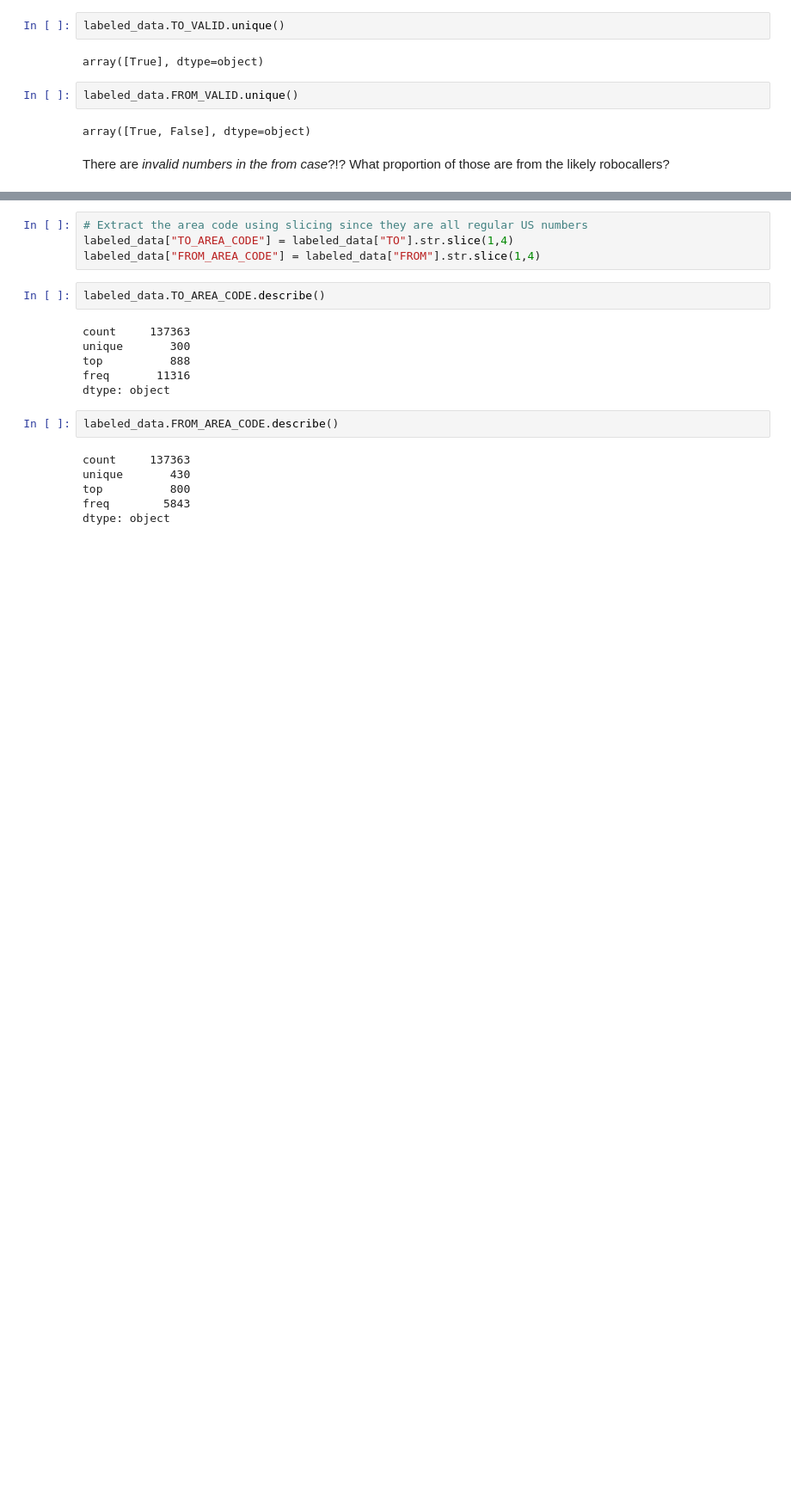
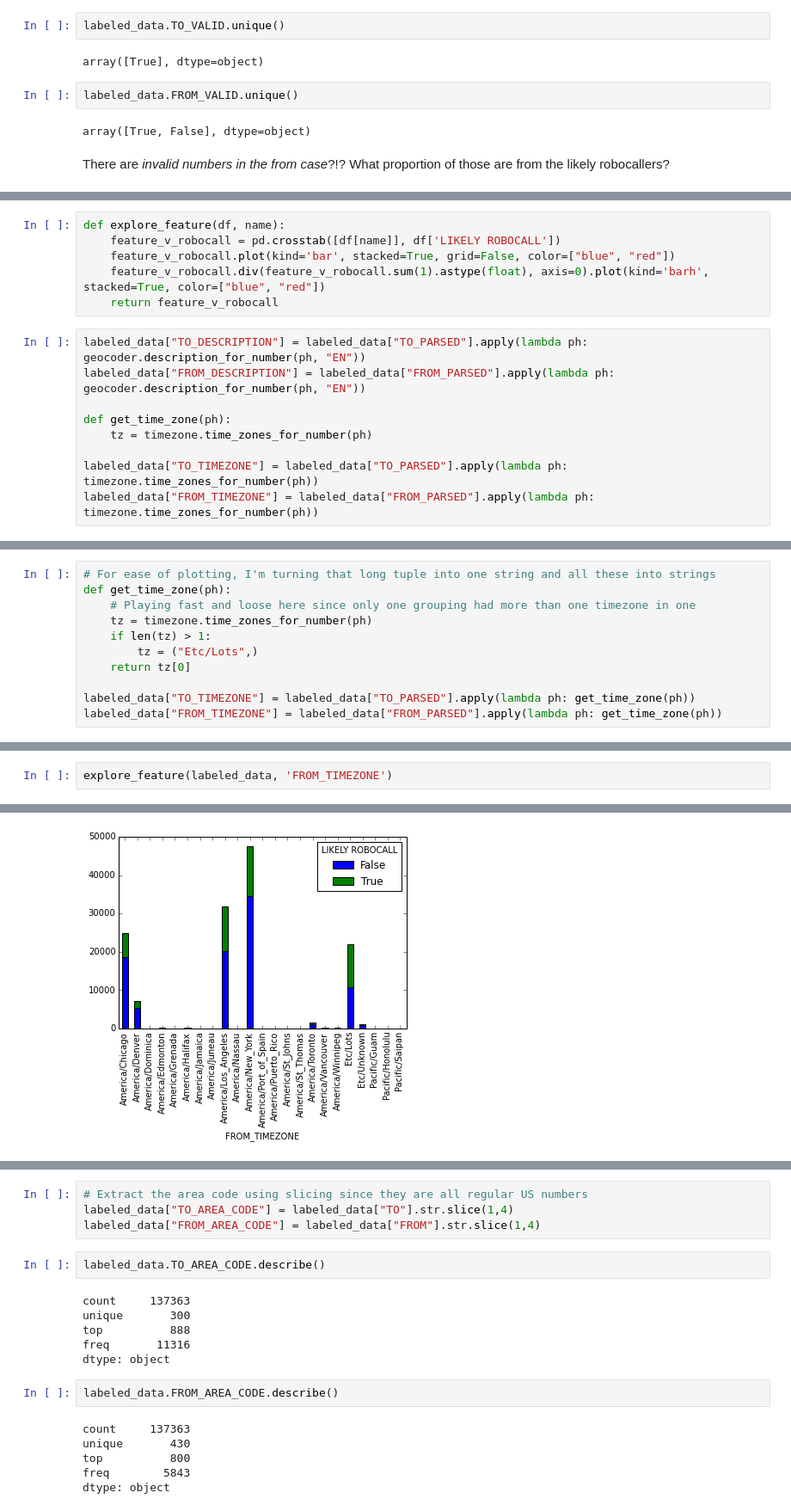
Before and after one commit to rgbkrk/rachel, a Jupyter notebook: Rachel the Robo Caller.ipynb, the cells around one changed output, grey strips where cells are left out. Shown at 86% size. Cells and saved outputs as stored; diff of their text form; blank space fills up the shorter version.

Commit message:
Looking at times

```diff
--- a/Rachel the Robo Caller.ipynb
+++ b/Rachel the Robo Caller.ipynb
@@ -161,0 +160,15 @@ from_valid_v_robocall.div(from_valid_v_robocall.sum(1).astype(float), axis=0).pl
+# %%
+def explore_feature(df, name):
+    feature_v_robocall = pd.crosstab([df[name]], df['LIKELY ROBOCALL'])
+    feature_v_robocall.plot(kind='bar', stacked=True, grid=False, color=["blue", "red"])
+    feature_v_robocall.div(feature_v_robocall.sum(1).astype(float), axis=0).plot(kind='barh', stacked=True, color=["blue", "red"])
+    return feature_v_robocall
+# %%
+labeled_data["TO_DESCRIPTION"] = labeled_data["TO_PARSED"].apply(lambda ph: geocoder.description_for_number(ph, "EN"))
+labeled_data["FROM_DESCRIPTION"] = labeled_data["FROM_PARSED"].apply(lambda ph: geocoder.description_for_number(ph, "EN"))
+
+def get_time_zone(ph):
+    tz = timezone.time_zones_for_number(ph)
+
+labeled_data["TO_TIMEZONE"] = labeled_data["TO_PARSED"].apply(lambda ph: timezone.time_zones_for_number(ph))
+labeled_data["FROM_TIMEZONE"] = labeled_data["FROM_PARSED"].apply(lambda ph: timezone.time_zones_for_number(ph))
@@ -161,0 +190,11 @@ from_valid_v_robocall.div(from_valid_v_robocall.sum(1).astype(float), axis=0).pl
+# %%
+# For ease of plotting, I'm turning that long tuple into one string and all these into strings
+def get_time_zone(ph):
+    # Playing fast and loose here since only one grouping had more than one timezone in one
+    tz = timezone.time_zones_for_number(ph)
+    if len(tz) > 1:
+        tz = ("Etc/Lots",)
+    return tz[0]
+
+labeled_data["TO_TIMEZONE"] = labeled_data["TO_PARSED"].apply(lambda ph: get_time_zone(ph))
+labeled_data["FROM_TIMEZONE"] = labeled_data["FROM_PARSED"].apply(lambda ph: get_time_zone(ph))
@@ -161,0 +210,3 @@ from_valid_v_robocall.div(from_valid_v_robocall.sum(1).astype(float), axis=0).pl
+# %%
+explore_feature(labeled_data, 'FROM_TIMEZONE')
+# %% [output]
@@ -161,0 +231 @@ from_valid_v_robocall.div(from_valid_v_robocall.sum(1).astype(float), axis=0).pl
+[figure, added]
```
Also changed, not shown: parts of 36 cells of this notebook.
